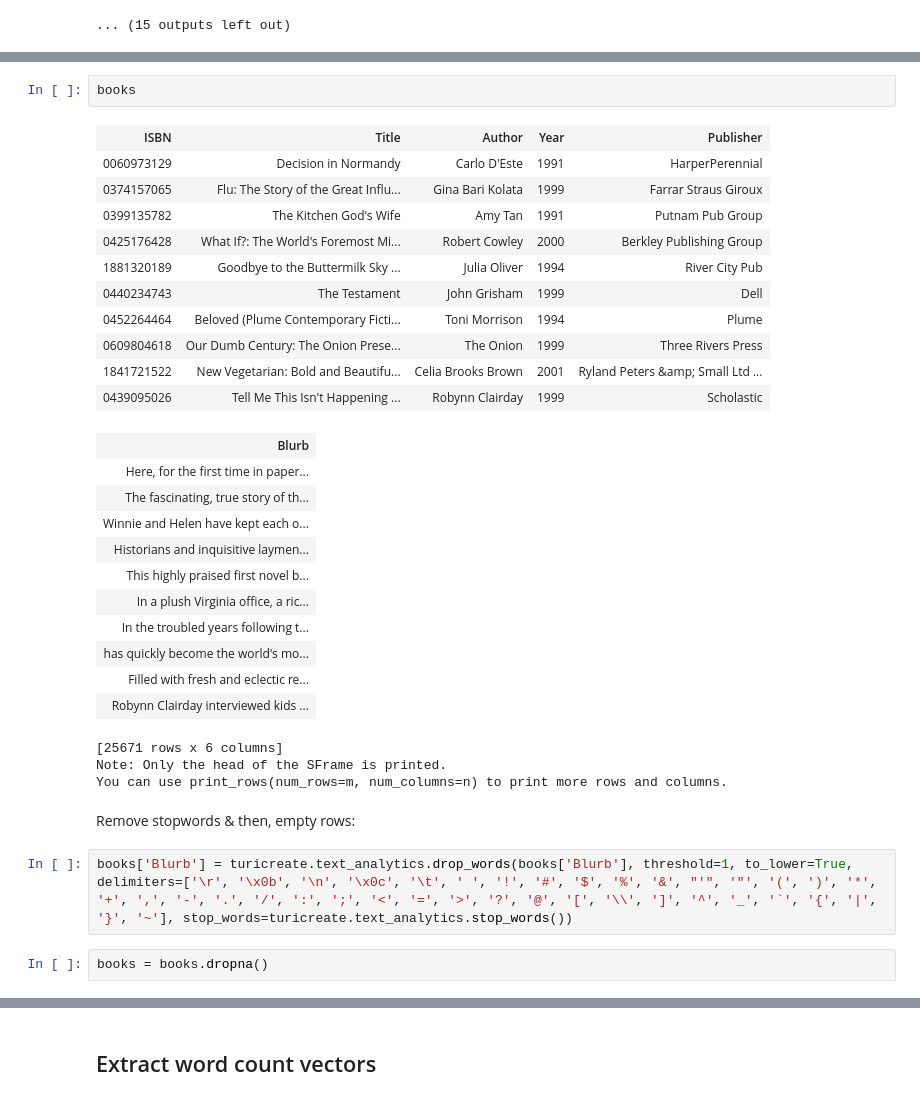
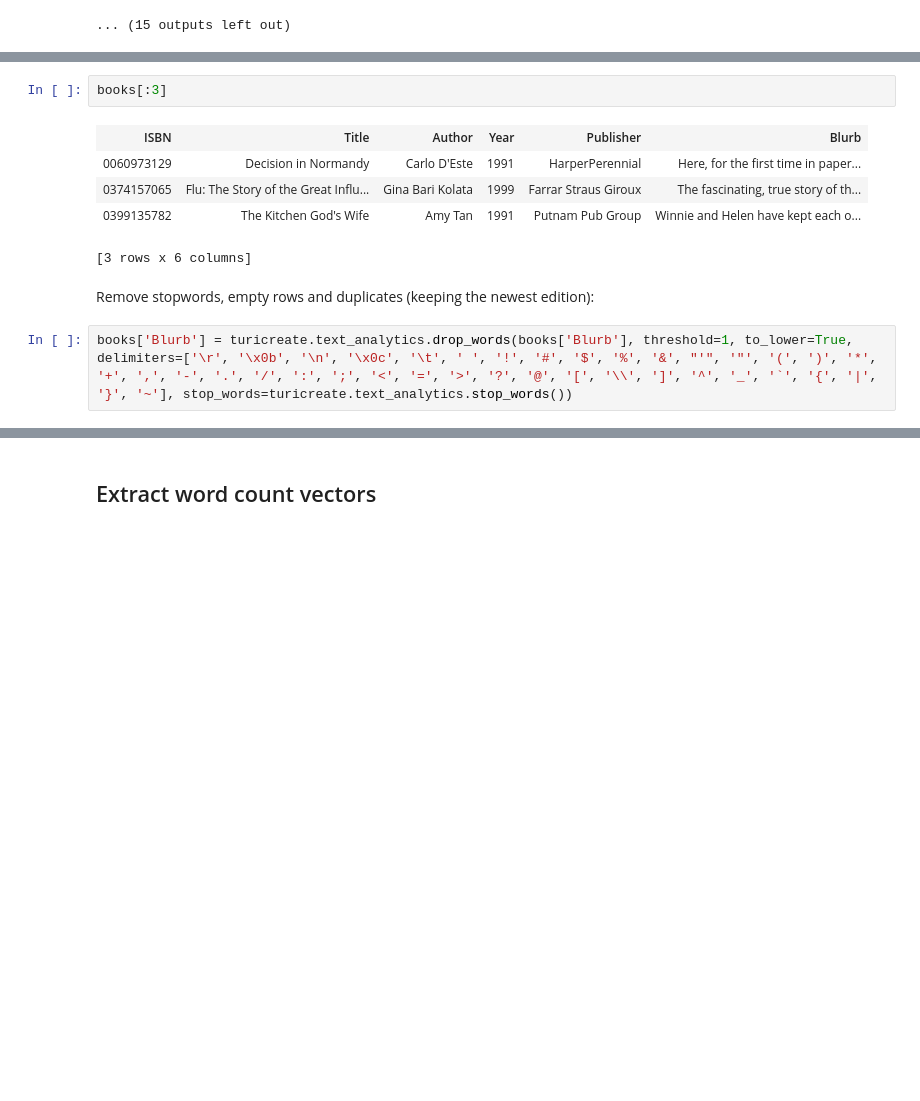
Before and after one commit to TBrockmeyer/big5-book-recommendation, a Jupyter notebook: CLU02-NB01.ipynb, the cells around one changed output, grey strips where cells are left out. Cells and saved outputs as stored; diff of their text form; blank space fills up the shorter version.

```diff
--- a/CLU02-NB01.ipynb
+++ b/CLU02-NB01.ipynb
@@ -208,34 +191,12 @@ You can use print_rows(num_rows=m, num_columns=n) to print more rows and columns
 # %%
-books
+books[:3]
 # %% [output]
-| ISBN | Title | Author | Year | Publisher |
-| 0060973129 | Decision in Normandy | Carlo D'Este | 1991 | HarperPerennial |
-| 0374157065 | Flu: The Story of the Great Influ... | Gina Bari Kolata | 1999 | Farrar Straus Giroux |
-| 0399135782 | The Kitchen God's Wife | Amy Tan | 1991 | Putnam Pub Group |
-| 0425176428 | What If?: The World's Foremost Mi... | Robert Cowley | 2000 | Berkley Publishing Group |
-| 1881320189 | Goodbye to the Buttermilk Sky ... | Julia Oliver | 1994 | River City Pub |
-| 0440234743 | The Testament | John Grisham | 1999 | Dell |
-| 0452264464 | Beloved (Plume Contemporary Ficti... | Toni Morrison | 1994 | Plume |
-| 0609804618 | Our Dumb Century: The Onion Prese... | The Onion | 1999 | Three Rivers Press |
-| 1841721522 | New Vegetarian: Bold and Beautifu... | Celia Brooks Brown | 2001 | Ryland Peters &amp; Small Ltd ... |
-| 0439095026 | Tell Me This Isn't Happening ... | Robynn Clairday | 1999 | Scholastic |
+| ISBN | Title | Author | Year | Publisher | Blurb |
+| 0060973129 | Decision in Normandy | Carlo D'Este | 1991 | HarperPerennial | Here, for the first time in paper... |
+| 0374157065 | Flu: The Story of the Great Influ... | Gina Bari Kolata | 1999 | Farrar Straus Giroux | The fascinating, true story of th... |
+| 0399135782 | The Kitchen God's Wife | Amy Tan | 1991 | Putnam Pub Group | Winnie and Helen have kept each o... |
-| Blurb |
-| Here, for the first time in paper... |
-| The fascinating, true story of th... |
-| Winnie and Helen have kept each o... |
-| Historians and inquisitive laymen... |
-| This highly praised first novel b... |
-| In a plush Virginia office, a ric... |
-| In the troubled years following t... |
-| has quickly become the world's mo... |
-| Filled with fresh and eclectic re... |
-| Robynn Clairday interviewed kids ... |
-[25671 rows x 6 columns]
-Note: Only the head of the SFrame is printed.
-You can use print_rows(num_rows=m, num_columns=n) to print more rows and columns.
+[3 rows x 6 columns]
 # %% [markdown]
-Remove stopwords & then, empty rows:
+Remove stopwords, empty rows and duplicates (keeping the newest edition):
 # %%
 books['Blurb'] = turicreate.text_analytics.drop_words(books['Blurb'], threshold=1, to_lower=True, delimiters=['\r', '\x0b', '\n', '\x0c', '\t', ' ', '!', '#', '$', '%', '&', "'", '"', '(', ')', '*', '+', ',', '-', '.', '/', ':', ';', '<', '=', '>', '?', '@', '[', '\\', ']', '^', '_', '`', '{', '|', '}', '~'], stop_words=turicreate.text_analytics.stop_words())
-# %%
-books = books.dropna()
```
Also changed, not shown: parts of 21 cells of this notebook.
